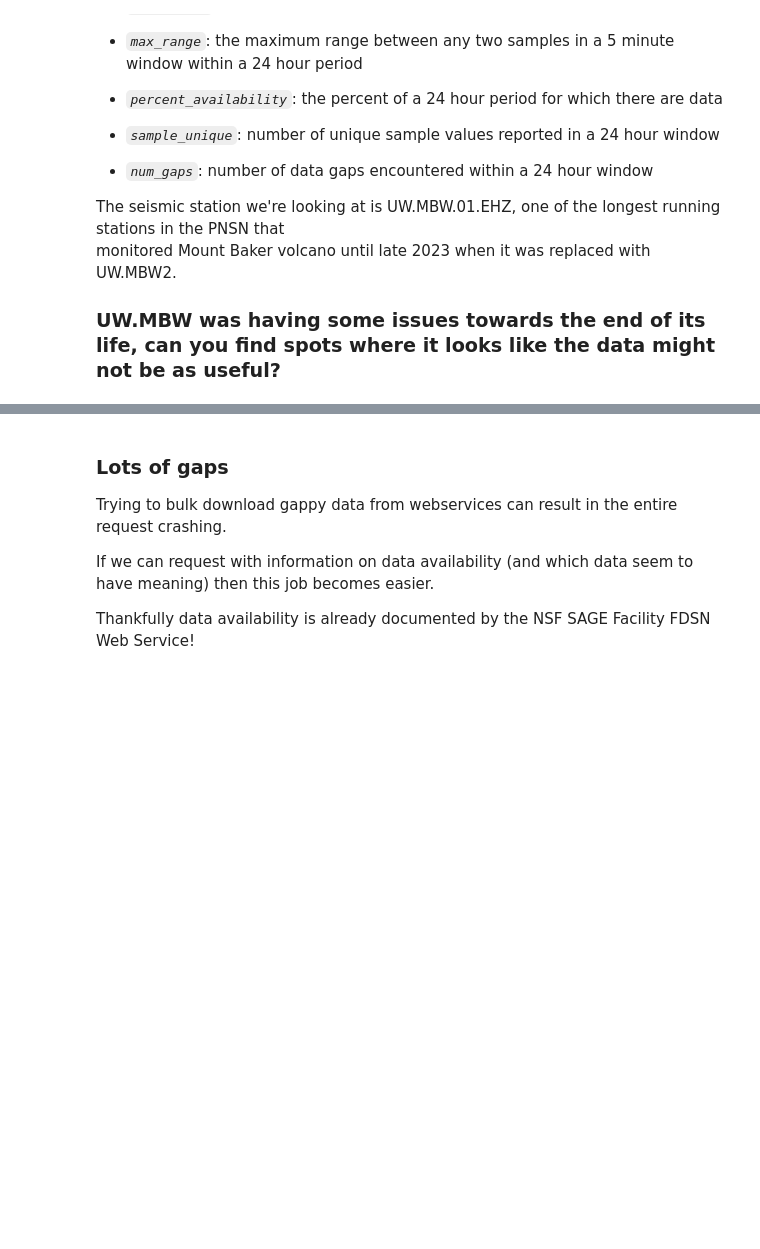
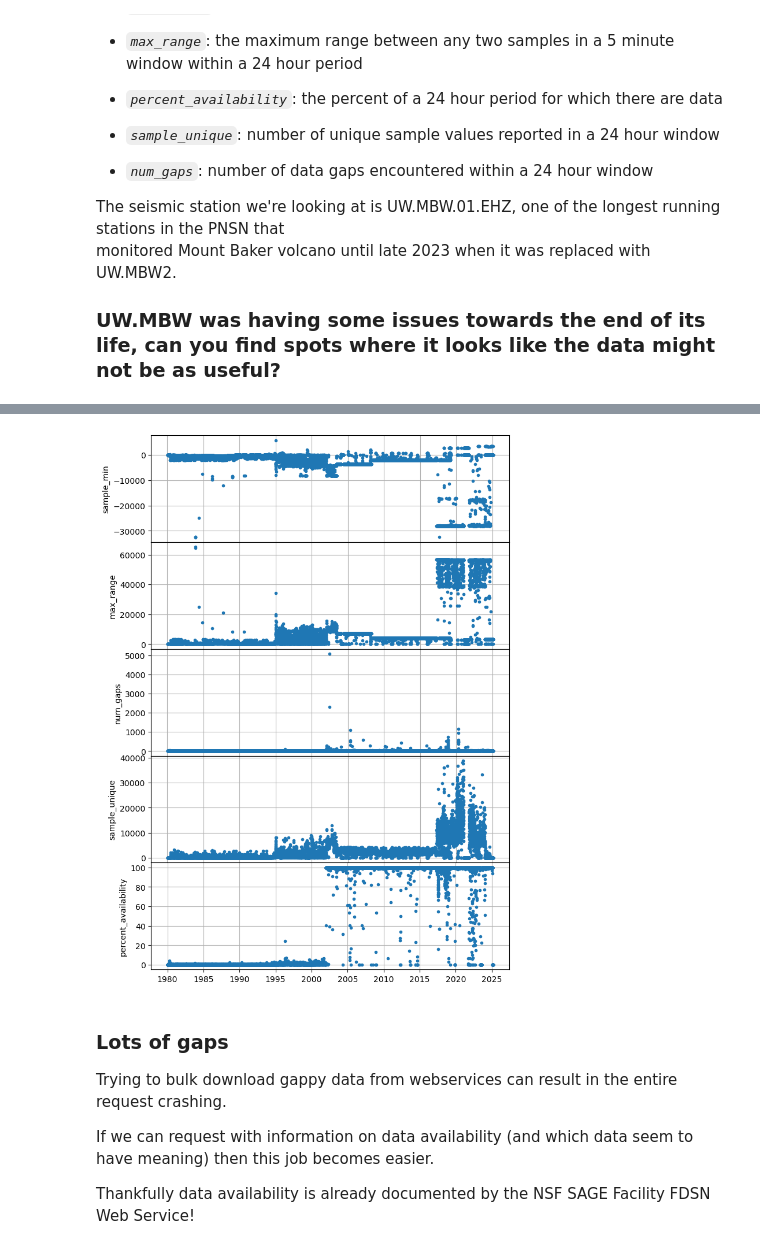
Before and after one commit to cascadiaquakes/2025_ML_TSC, a Jupyter notebook: notebooks/Nate/waveform_qc.ipynb, the cells around one changed output, grey strips where cells are left out. Saved outputs shown, nothing was run; the diff lists cells and outputs as text; code cells hidden in the pictures; blank space fills up the shorter version.

```diff
--- a/notebooks/Nate/waveform_qc.ipynb
+++ b/notebooks/Nate/waveform_qc.ipynb
@@ -78,3 +79,10 @@ query = {'metric': metric,
 df_m = mclient.measurements_request(**query)
 # Write to disk ()
 df_m.to_csv(WFQC/'UW.MBW_MUSTANG_metrics.csv', header=True, index=True)
+# %%
+# Just in case we need to load from disk because `requests` is struggling
+try:
+    display(df_m)
+except NameError:
+    df_m = pd.read_csv(WFQC/'UW.MBW_MUSTANG_metrics.csv', index_col=['start','target'], parse_dates=['start'])
+    display(df_m)
@@ -81,15 +104,14 @@ df_m.to_csv(WFQC/'UW.MBW_MUSTANG_metrics.csv', header=True, index=True)
 # %%
-# What do we see?
-display(df_m)
+fig = plt.figure(figsize=(8,12))
+gs = fig.add_gridspec(nrows=len(df_m.columns), hspace=0)
 
-fig = plt.figure(figsize=(8,12))
-gs = fig.add_gridspec(nrows=len(query['metric']), hspace=0)
-
-for _e, _m in enumerate(query['metric']):
+for _e, _c in enumerate(df_m.columns):
     ax = fig.add_subplot(gs[_e])
-    ax.plot(df_m.index.get_level_values(0), df_m[_m].values, '.', label=_m)
-    ax.set_ylabel(_m)
+    ax.plot(df_m.index.get_level_values(0), df_m[_c].values, '.', label=_c)
+    ax.set_ylabel(_c)
     ax.grid()
+# %% [output]
+[figure, added]
 # %% [markdown]
 ### Lots of gaps
 Trying to bulk download gappy data from webservices can result in the entire request crashing.
```
Also changed, not shown: parts of 9 cells of this notebook.
